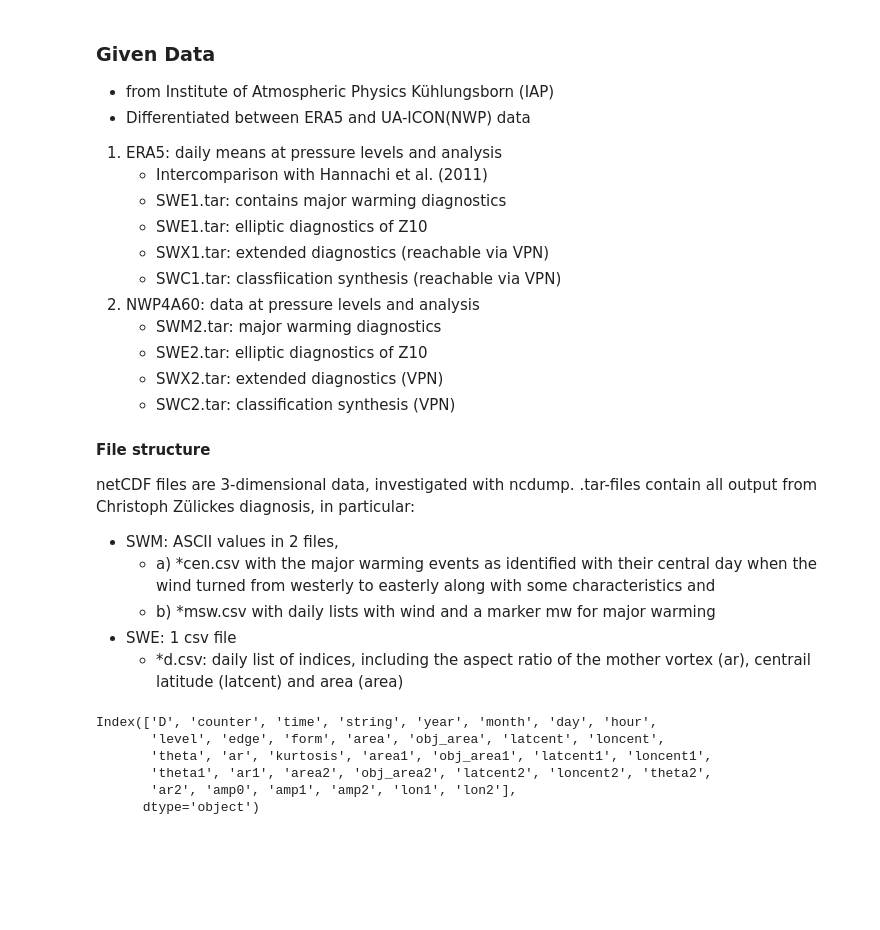
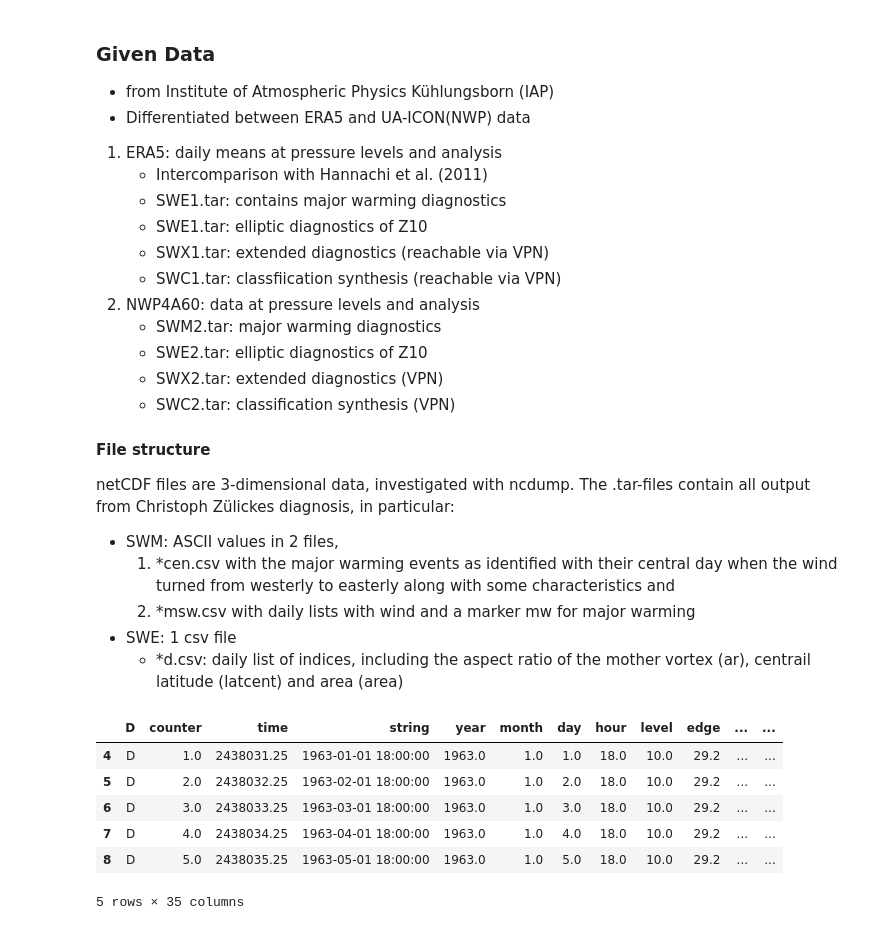
Before and after one commit to hGl0/arctic, a Jupyter notebook: Playground.ipynb, the cells around one changed output. Drawn from its saved outputs; the diff is of its cells as text; code cells hidden in the pictures; blank space fills up the shorter version.

```diff
--- a/Playground.ipynb
+++ b/Playground.ipynb
@@ -22,10 +28,10 @@ import numpy as np
     - SWC2.tar: classification synthesis (VPN)
 
 #### File structure
-netCDF files are 3-dimensional data, investigated with ncdump. .tar-files contain all output from Christoph Zülickes diagnosis, in particular:
+netCDF files are 3-dimensional data, investigated with ncdump. The .tar-files contain all output from Christoph Zülickes diagnosis, in particular:
 - SWM: ASCII values in 2 files,
-    - a) *cen.csv with the major warming events as identified with their central day when the wind turned from westerly to easterly along with some characteristics and
-    - b) *msw.csv with daily lists with wind and a marker mw for major warming
+    1. *cen.csv with the major warming events as identified with their central day when the wind turned from westerly to easterly along with some characteristics and
+    2. *msw.csv with daily lists with wind and a marker mw for major warming
 - SWE: 1 csv file
     - *d.csv: daily list of indices, including the aspect ratio of the mother vortex (ar), centrail latitude (latcent) and area (area)
 # %%
@@ -45,43 +51,45 @@ def no_white_space(df, sep = ' '):
     for c in df.columns:
         col.append(c.split(sep)[-1])
     df.columns = col
 
 # convert strings to actual dates
 def to_date(df, col, format='mixed'):
     df[col] = pd.to_datetime(df[col], format=format)
 
 # remove white space from column names
 no_white_space(era5_d)
 no_white_space(era5_cen)
 no_white_space(era5_msw)
 
-no_white_space(nwp_d)
-no_white_space(nwp_cen)
-no_white_space(nwp_msw)
+# no_white_space(nwp_d)
+# no_white_space(nwp_cen)
+# no_white_space(nwp_msw)
 
 
 # remove empty rows from files
 era5_d = era5_d[era5_d['string'].notna()]
 era5_cen = era5_cen[era5_cen['string'].notna()]
 era5_msw = era5_msw[era5_msw['string'].notna()]
 
-nwp_d = nwp_d[nwp_d['string'].notna()]
-nwp_cen = nwp_cen[nwp_cen['string'].notna()]
-nwp_msw = nwp_msw[nwp_msw['string'].notna()]
+# nwp_d = nwp_d[nwp_d['string'].notna()]
+# nwp_cen = nwp_cen[nwp_cen['string'].notna()]
+# nwp_msw = nwp_msw[nwp_msw['string'].notna()]
 
 
 # change string to datetime for better comparison
 to_date(era5_d, 'string')
 to_date(era5_cen, 'string')
 to_date(era5_msw, 'string')
 
 # drop where string is nan (empty lines)
+era5_d = era5_d.replace('                   ' ,np.NaN)
 
-era5_d.columns
+era5_d.head()
 # %% [output]
+|  | D | counter | time | string | year | month | day | hour | level | edge | ... | ... |
+| 4 | D | 1.0 | 2438031.25 | 1963-01-01 18:00:00 | 1963.0 | 1.0 | 1.0 | 18.0 | 10.0 | 29.2 | ... | ... |
+| 5 | D | 2.0 | 2438032.25 | 1963-02-01 18:00:00 | 1963.0 | 1.0 | 2.0 | 18.0 | 10.0 | 29.2 | ... | ... |
+| 6 | D | 3.0 | 2438033.25 | 1963-03-01 18:00:00 | 1963.0 | 1.0 | 3.0 | 18.0 | 10.0 | 29.2 | ... | ... |
+| 7 | D | 4.0 | 2438034.25 | 1963-04-01 18:00:00 | 1963.0 | 1.0 | 4.0 | 18.0 | 10.0 | 29.2 | ... | ... |
+| 8 | D | 5.0 | 2438035.25 | 1963-05-01 18:00:00 | 1963.0 | 1.0 | 5.0 | 18.0 | 10.0 | 29.2 | ... | ... |
-Index(['D', 'counter', 'time', 'string', 'year', 'month', 'day', 'hour',
-       'level', 'edge', 'form', 'area', 'obj_area', 'latcent', 'loncent',
-       'theta', 'ar', 'kurtosis', 'area1', 'obj_area1', 'latcent1', 'loncent1',
-       'theta1', 'ar1', 'area2', 'obj_area2', 'latcent2', 'loncent2', 'theta2',
-       'ar2', 'amp0', 'amp1', 'amp2', 'lon1', 'lon2'],
-      dtype='object')
+5 rows × 35 columns
```
Also changed, not shown: parts of 12 cells of this notebook.
